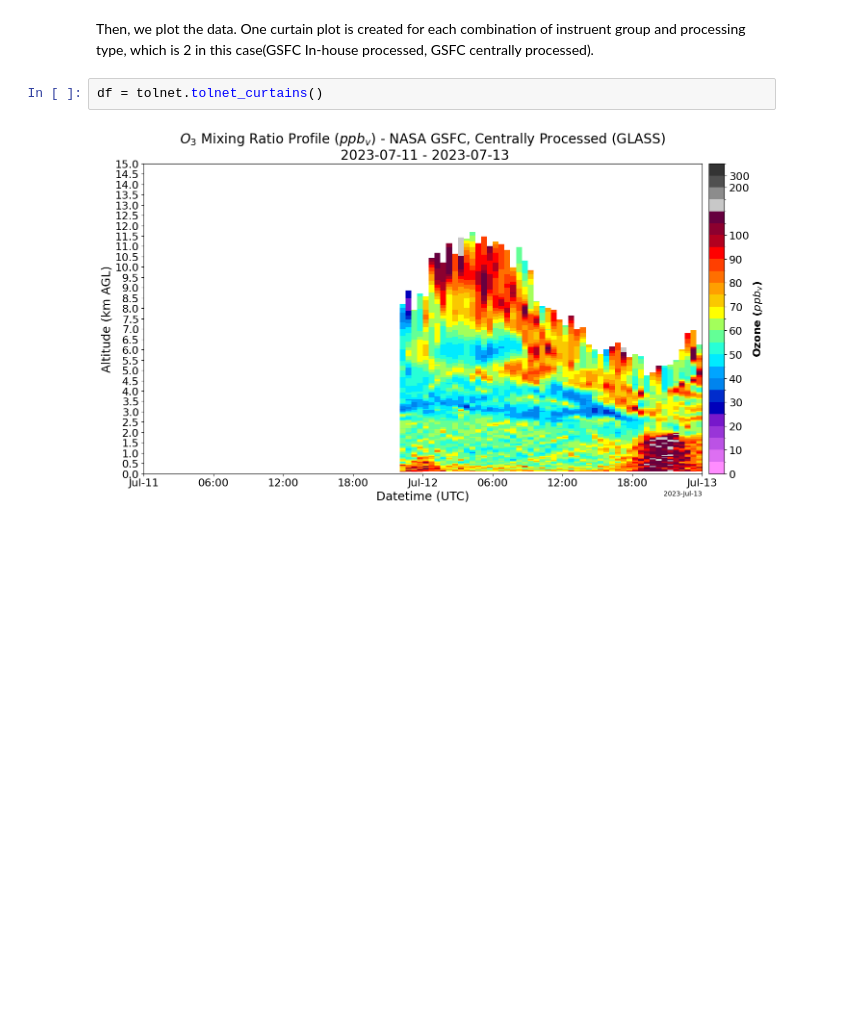
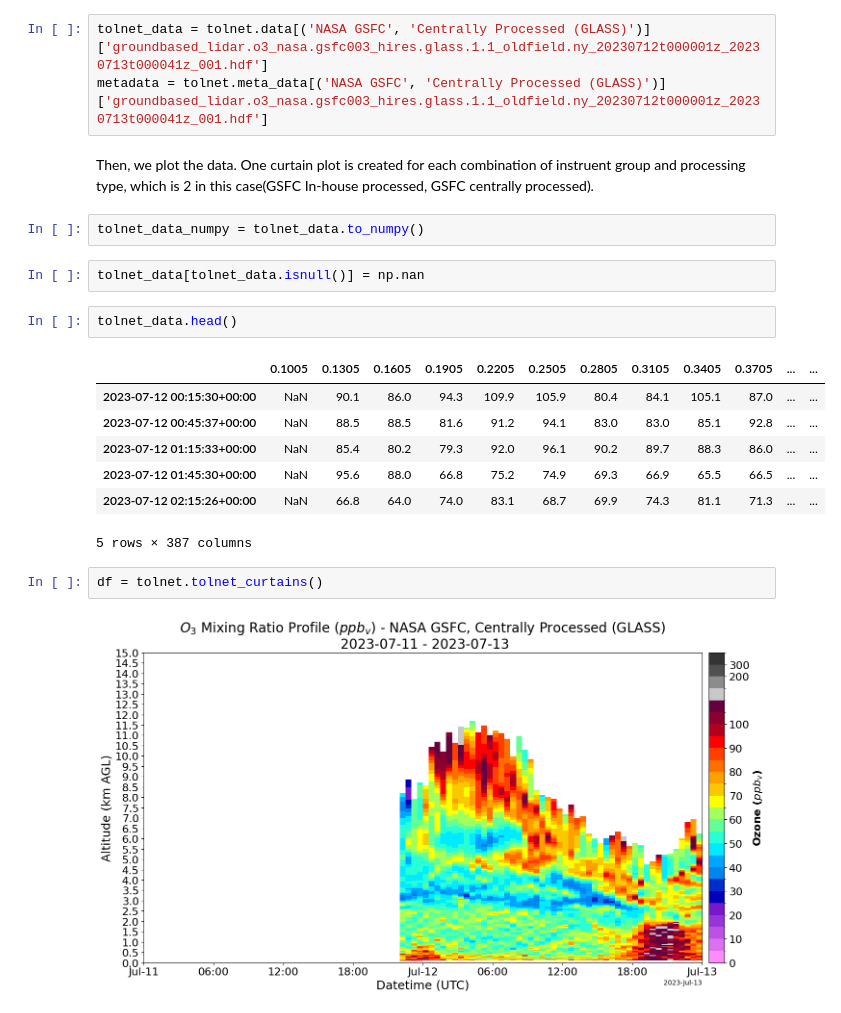
Before and after one commit to moroots/TOLNET_DEMO, a Jupyter notebook: Examples.ipynb, the cells around one changed output. Saved outputs shown, nothing was run; the diff lists cells and outputs as text; blank space fills up the shorter version.

```diff
--- a/Examples.ipynb
+++ b/Examples.ipynb
@@ -45,8 +47,25 @@ product_ID = [4] # Filter for high-resolution files only
 tolnet.import_data(min_date=date_start, max_date=date_end, instrument_group=group, product_type=product_ID)
 # %% [output]
 <tolnet.TOLNet at 0x...>
+# %%
+tolnet_data = tolnet.data[('NASA GSFC', 'Centrally Processed (GLASS)')]['groundbased_lidar.o3_nasa.gsfc003_hires.glass.1.1_oldfield.ny_20230712t000001z_20230713t000041z_001.hdf']
+metadata = tolnet.meta_data[('NASA GSFC', 'Centrally Processed (GLASS)')]['groundbased_lidar.o3_nasa.gsfc003_hires.glass.1.1_oldfield.ny_20230712t000001z_20230713t000041z_001.hdf']
 # %% [markdown]
 Then, we plot the data. One curtain plot is created for each combination of instruent group and processing type, which is 2 in this case(GSFC In-house processed, GSFC centrally processed).
+# %%
+tolnet_data_numpy = tolnet_data.to_numpy()
+# %%
+tolnet_data[tolnet_data.isnull()] = np.nan
+# %%
+tolnet_data.head()
+# %% [output]
+|  | 0.1005 | 0.1305 | 0.1605 | 0.1905 | 0.2205 | 0.2505 | 0.2805 | 0.3105 | 0.3405 | 0.3705 | ... | ... |
+| 2023-07-12 00:15:30+00:00 | NaN | 90.1 | 86.0 | 94.3 | 109.9 | 105.9 | 80.4 | 84.1 | 105.1 | 87.0 | ... | ... |
+| 2023-07-12 00:45:37+00:00 | NaN | 88.5 | 88.5 | 81.6 | 91.2 | 94.1 | 83.0 | 83.0 | 85.1 | 92.8 | ... | ... |
+| 2023-07-12 01:15:33+00:00 | NaN | 85.4 | 80.2 | 79.3 | 92.0 | 96.1 | 90.2 | 89.7 | 88.3 | 86.0 | ... | ... |
+| 2023-07-12 01:45:30+00:00 | NaN | 95.6 | 88.0 | 66.8 | 75.2 | 74.9 | 69.3 | 66.9 | 65.5 | 66.5 | ... | ... |
+| 2023-07-12 02:15:26+00:00 | NaN | 66.8 | 64.0 | 74.0 | 83.1 | 68.7 | 69.9 | 74.3 | 81.1 | 71.3 | ... | ... |
+5 rows × 387 columns
 # %%
 df = tolnet.tolnet_curtains()
 # %% [output]
```
Also changed, not shown: parts of 16 cells of this notebook, 1 other file.
